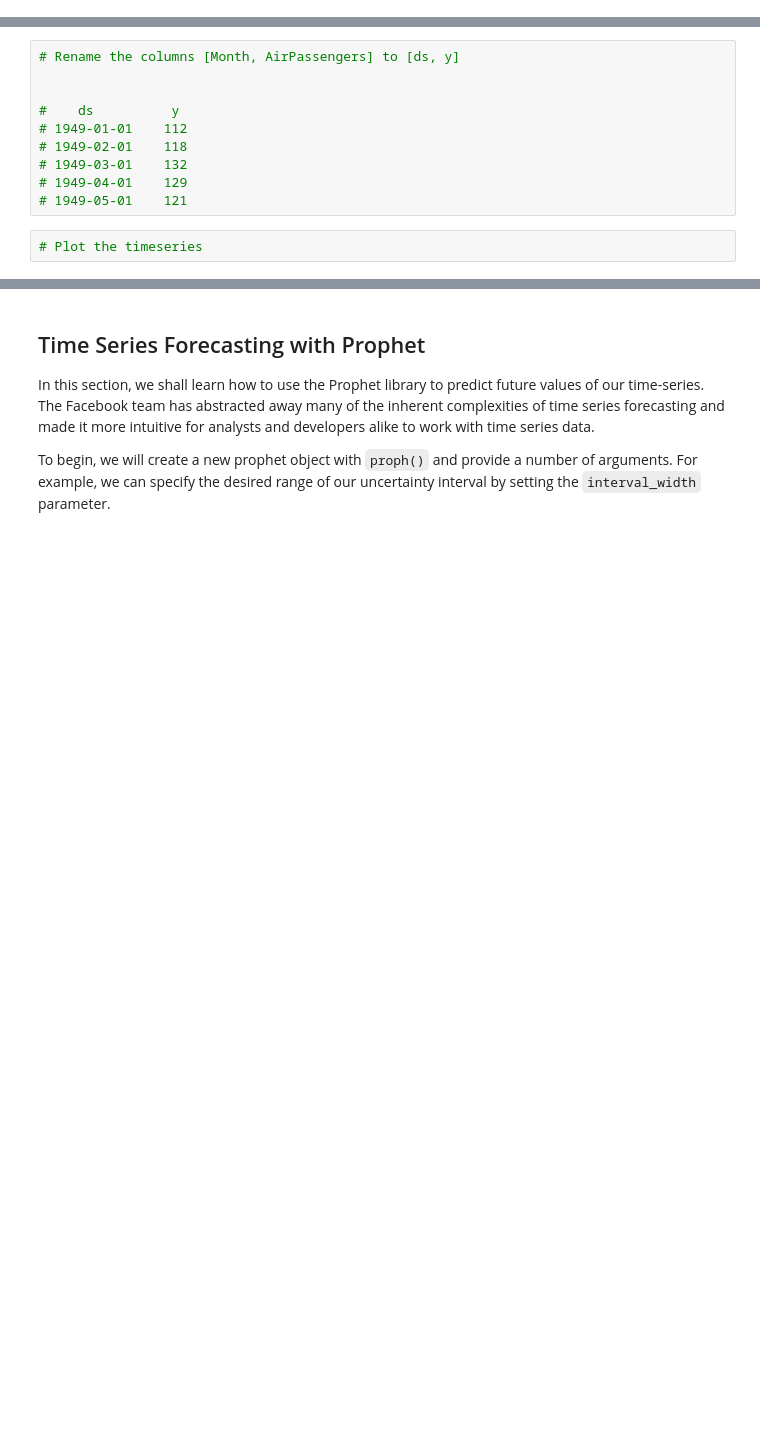
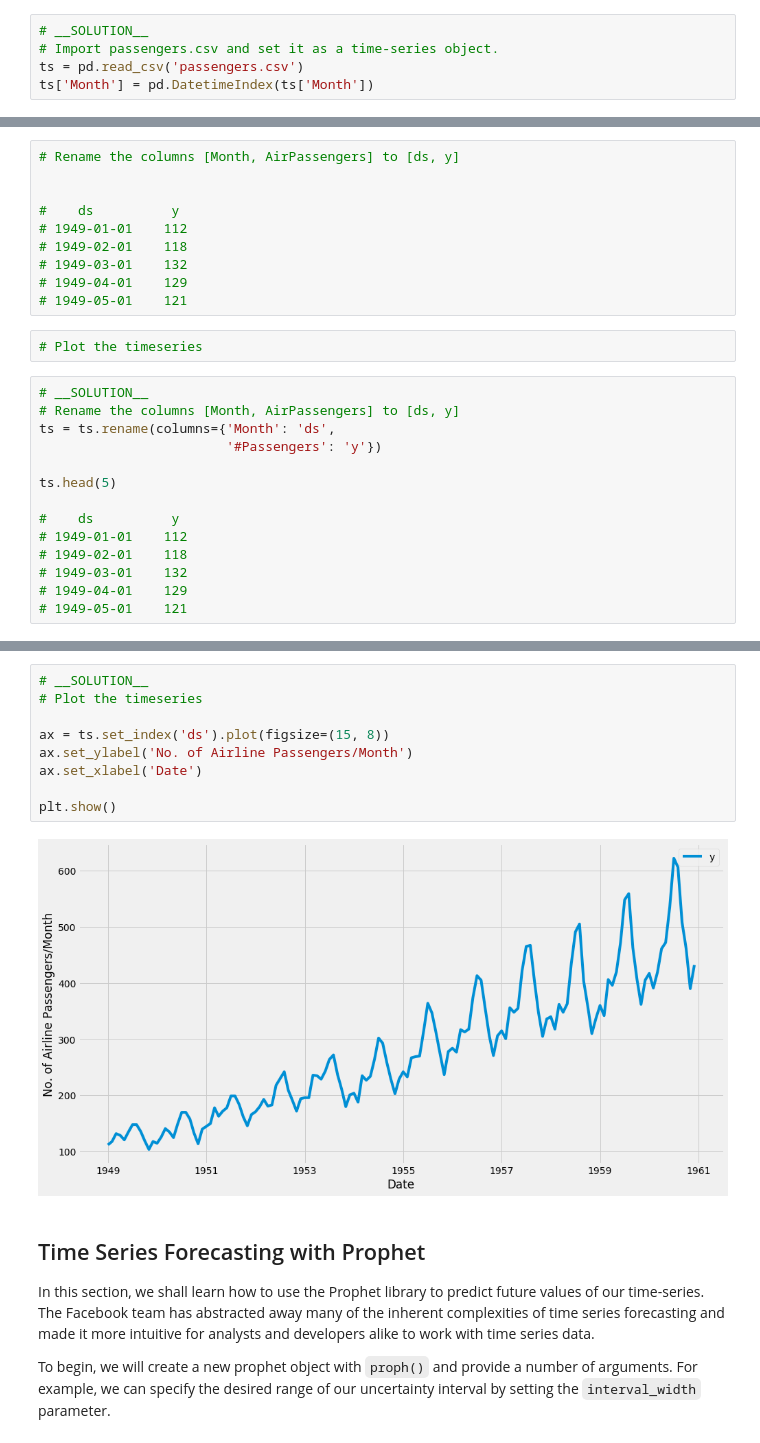
Before and after one commit to learn-co-curriculum/matt-alex-text-curr-sync, a Jupyter notebook: index.ipynb, the cells around one changed output, grey strips where cells are left out. Saved outputs shown, nothing was run; the diff lists cells and outputs as text; blank space fills up the shorter version.

Commit message:
Auto-create curriculum branch from solution + master

```diff
--- a/index.ipynb
+++ b/index.ipynb
@@ -84,3 +144,8 @@ from fbprophet import Prophet as proph
+# %%
+# __SOLUTION__
+# Import passengers.csv and set it as a time-series object.
+ts = pd.read_csv('passengers.csv')
+ts['Month'] = pd.DatetimeIndex(ts['Month'])
 # %% [markdown]
 The prophet library also imposes the strict condition that the input columns be named `ds` (the time column) and `y` (the metric column), so let's rename the columns in our `ts` dataframe.
 # %%
@@ -95,3 +160,17 @@ The prophet library also imposes the strict condition that the input columns be
 # 1949-05-01	121
 # %%
 # Plot the timeseries
+# %%
+# __SOLUTION__
+# Rename the columns [Month, AirPassengers] to [ds, y]
+ts = ts.rename(columns={'Month': 'ds',
+                        '#Passengers': 'y'})
+
+ts.head(5)
+
+#    ds          y
+# 1949-01-01	112
+# 1949-02-01	118
+# 1949-03-01	132
+# 1949-04-01	129
+# 1949-05-01	121
@@ -98,3 +184,14 @@ The prophet library also imposes the strict condition that the input columns be
+# %%
+# __SOLUTION__
+# Plot the timeseries
+
+ax = ts.set_index('ds').plot(figsize=(15, 8))
+ax.set_ylabel('No. of Airline Passengers/Month')
+ax.set_xlabel('Date')
+
+plt.show()
+# %% [output]
+[figure, added]
 # %% [markdown]
 ## Time Series Forecasting with Prophet
 
```
Also changed, not shown: parts of 21 cells of this notebook, 2 other files.
